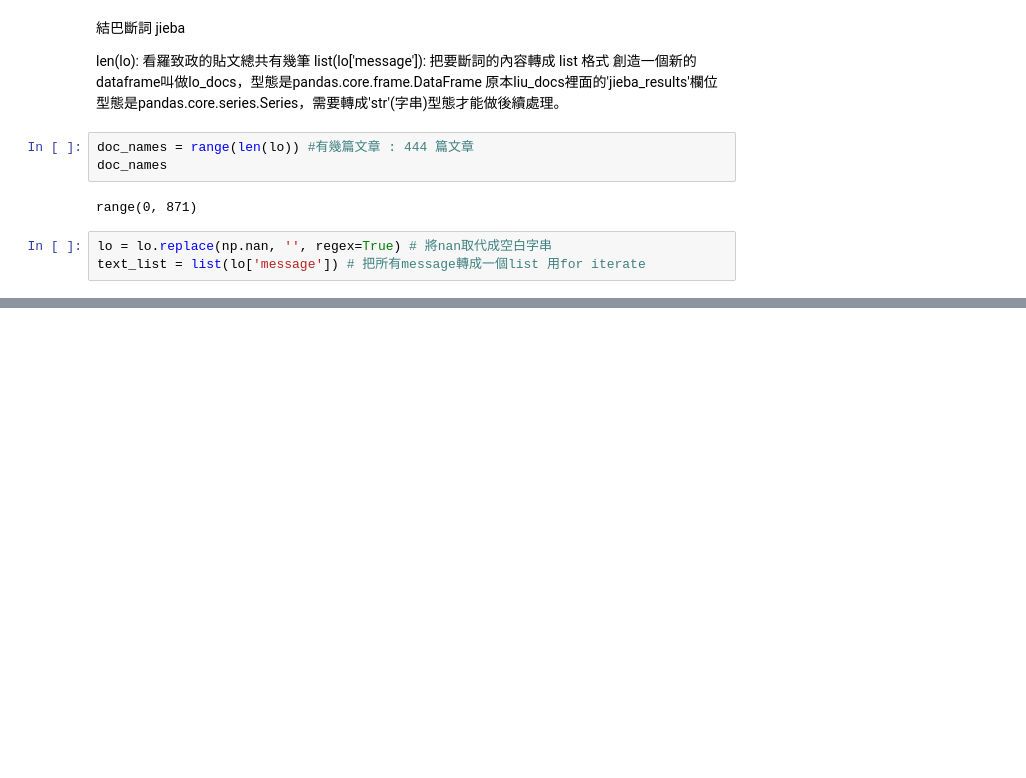
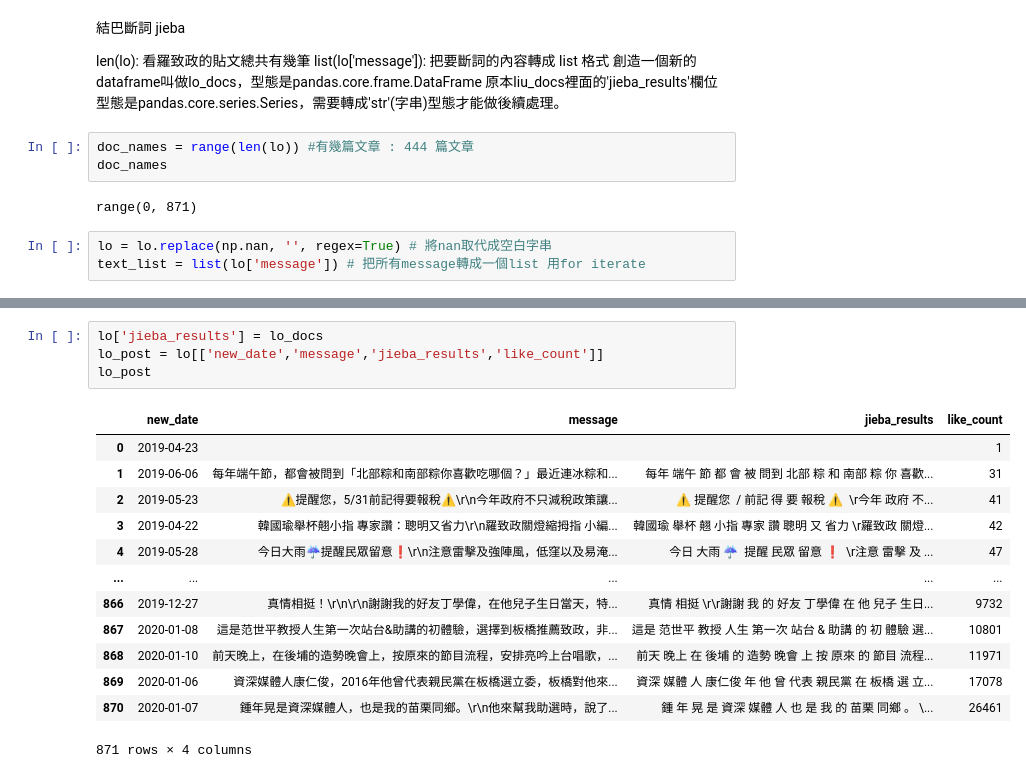
Before and after one commit to binying-lu/-2021-Politics-and-information, a Jupyter notebook: HW 0412/Banqiao_Lo.ipynb, the cells around one changed output, grey strips where cells are left out. Cells and saved outputs as stored; diff of their text form; blank space fills up the shorter version.

```diff
--- a/HW 0412/Banqiao_Lo.ipynb
+++ b/HW 0412/Banqiao_Lo.ipynb
@@ -77,0 +134,18 @@ print(words)
+# %%
+lo['jieba_results'] = lo_docs
+lo_post = lo[['new_date','message','jieba_results','like_count']]
+lo_post
+# %% [output]
+|  | new_date | message | jieba_results | like_count |
+| 0 | 2019-04-23 |  |  | 1 |
+| 1 | 2019-06-06 | 每年端午節，都會被問到「北部粽和南部粽你喜歡吃哪個？」最近連冰粽和... | 每年 端午 節 都 會 被 問到 北部 粽 和 南部 粽 你 喜歡... | 31 |
+| 2 | 2019-05-23 | ⚠提醒您，️5/31前記得要報稅⚠️\r\n今年政府不只減稅政策讓... | ⚠ 提醒您 ️ / 前記 得 要 報稅 ⚠ ️ \r今年 政府 不... | 41 |
+| 3 | 2019-04-22 | 韓國瑜舉杯翹小指 專家讚：聰明又省力\r\n羅致政關燈縮拇指 小編... | 韓國瑜 舉杯 翹 小指 專家 讚 聰明 又 省力 \r羅致政 關燈... | 42 |
+| 4 | 2019-05-28 | 今日大雨☔️提醒民眾留意❗️\r\n注意雷擊及強陣風，低窪以及易淹... | 今日 大雨 ☔ ️ 提醒 民眾 留意 ❗ ️ \r注意 雷擊 及 ... | 47 |
+| ... | ... | ... | ... | ... |
+| 866 | 2019-12-27 | 真情相挺！\r\n\r\n謝謝我的好友丁學偉，在他兒子生日當天，特... | 真情 相挺 \r\r謝謝 我 的 好友 丁學偉 在 他 兒子 生日... | 9732 |
+| 867 | 2020-01-08 | 這是范世平教授人生第一次站台&助講的初體驗，選擇到板橋推薦致政，非... | 這是 范世平 教授 人生 第一次 站台 & 助講 的 初 體驗 選... | 10801 |
+| 868 | 2020-01-10 | 前天晚上，在後埔的造勢晚會上，按原來的節目流程，安排亮吟上台唱歌，... | 前天 晚上 在 後埔 的 造勢 晚會 上 按 原來 的 節目 流程... | 11971 |
+| 869 | 2020-01-06 | 資深媒體人康仁俊，2016年他曾代表親民黨在板橋選立委，板橋對他來... | 資深 媒體 人 康仁俊 年 他 曾 代表 親民黨 在 板橋 選 立... | 17078 |
+| 870 | 2020-01-07 | 鍾年晃是資深媒體人，也是我的苗栗同鄉。\r\n他來幫我助選時，說了... | 鍾 年 晃 是 資深 媒體 人 也 是 我 的 苗栗 同鄉 。 \... | 26461 |
+871 rows × 4 columns
```
Also changed, not shown: parts of 18 cells of this notebook, 3 other files.
